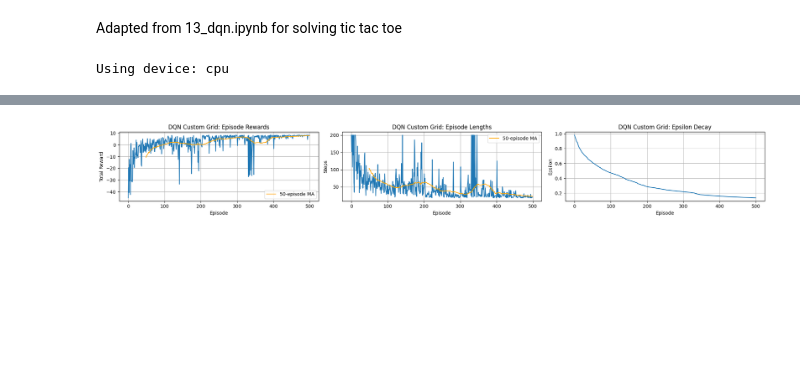
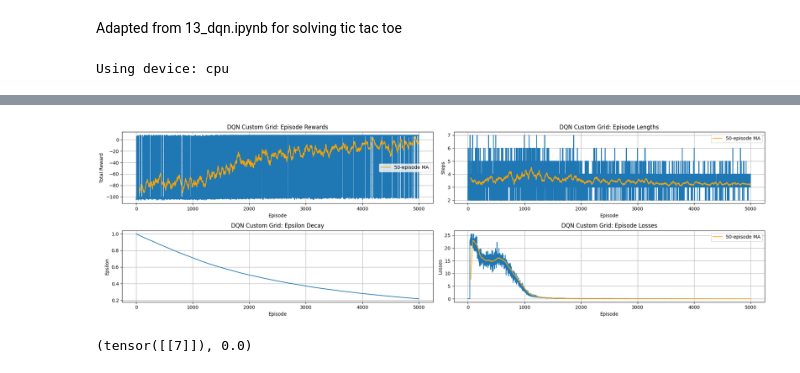
Before and after one commit to CyrusCKF/all-rl-algorithms, a Jupyter notebook: tic-tac-toe.ipynb, the cells around one changed output, grey strips where cells are left out. Drawn from its saved outputs; the diff is of its cells as text; code cells hidden in the pictures; blank space fills up the shorter version.

```diff
--- a/tic-tac-toe.ipynb
+++ b/tic-tac-toe.ipynb
@@ -66,12 +66,13 @@ class GameBoard:
 
     def reset(self):
         self.state = self.start_state
+        return self._get_state_tensor(self.state)
 
     def _get_state_tensor(self, state: list[list[int]]) -> torch.Tensor:
         """Flatten state and convert to tensor. Re-order be in range (0, num_players + 1)"""
         return torch.tensor(state).flatten() + 1
 
-    def step(self, action: tuple[int, int]) -> Tuple[torch.Tensor, float, bool]:
+    def step(self, action: int) -> Tuple[torch.Tensor, float, bool]:
         """
         Performs one step in the environment based on the given action. Opponent
         will move randomly in valid position if not ended.
@@ -83,12 +84,13 @@ class GameBoard:
                 - done (bool): Whether the episode has ended.
         """
         has_winner = self.check_winner(self.state) != -1
-        is_invalid_move = self.state[action[0]][action[1]] != -1
+        action_row, action_col = self.action_space[action]
+        is_invalid_move = self.state[action_row][action_col] != -1
         if has_winner or is_invalid_move:
             reward = -100.0 if is_invalid_move else 0.0
-            return self._get_state_tensor(self.state), reward, has_winner
+            return self._get_state_tensor(self.state), reward, True
 
-        self.state[action[0]][action[1]] = 0
+        self.state[action_row][action_col] = 0
         if self.check_winner(self.state) == 0:
             return self._get_state_tensor(self.state), 10.0, True
 
@@ -97,7 +99,7 @@ class GameBoard:
             for j in range(3):
                 if self.start_state[i][j] == -1:
                     valid_actions.append((i, j))
-        opponent_action = random.choice(valid_actions)
+        opponent_action = valid_actions[0]
         self.state[opponent_action[0]][opponent_action[1]] = 1
         if self.check_winner(self.state) == 1:
             return self._get_state_tensor(self.state), -10.0, True
@@ -117,9 +119,10 @@ class DQN(nn.Sequential):
             num_actions (int): Number of possible actions.
         """
         super().__init__(
-            nn.Embedding(num_players + 1, 128),
+            nn.Embedding(num_players + 1, 16),
+            nn.Flatten(),
             nn.ReLU(),
-            nn.Linear(128, 128),
+            nn.Linear(16 * 9, 128),
             nn.ReLU(),
             nn.Linear(128, num_actions),
         )
@@ -277,10 +285,10 @@ EPS_START_CUSTOM = 1.0      # Start with full exploration
 EPS_END_CUSTOM = 0.05       # End with 5% exploration
 EPS_DECAY_CUSTOM = 10000    # Slower decay for potentially larger state space exploration needs
 TAU_CUSTOM = 0.005          # Tau for soft updates (alternative, not used here)
-LR_CUSTOM = 5e-4            # Learning rate (might need tuning)
+LR_CUSTOM = 2e-4            # Learning rate (might need tuning)
 MEMORY_CAPACITY_CUSTOM = 10000
 TARGET_UPDATE_FREQ_CUSTOM = 20 # Update target net less frequently maybe
-NUM_EPISODES_CUSTOM = 500      # More episodes might be needed
+NUM_EPISODES_CUSTOM = 5000      # More episodes might be needed
 MAX_STEPS_PER_EPISODE_CUSTOM = 200 # Max steps per episode (grid size related)
 # %%
 custom_env = GameBoard()
@@ -396,42 +424,60 @@ Episode 500/500 | Avg Reward (last 50): 7.77 | Avg Length: 22.06 | Avg Loss: 0.0
 Custom Grid World Training Finished.
 # %%
 # Plotting results for Custom Grid World
-plt.figure(figsize=(20, 3))
+plt.figure(figsize=(20, 6))
 
 # Rewards
-plt.subplot(1, 3, 1)
+plt.subplot(2, 2, 1)
 plt.plot(episode_rewards_custom)
 plt.title('DQN Custom Grid: Episode Rewards')
 plt.xlabel('Episode')
 plt.ylabel('Total Reward')
 plt.grid(True)
 rewards_ma_custom = np.convolve(episode_rewards_custom, np.ones(50)/50, mode='valid')
 if len(rewards_ma_custom) > 0: # Avoid plotting empty MA
     plt.plot(np.arange(len(rewards_ma_custom)) + 49, rewards_ma_custom, label='50-episode MA', color='orange')
 plt.legend()
 
 
 # Lengths
-plt.subplot(1, 3, 2)
+plt.subplot(2, 2, 2)
 plt.plot(episode_lengths_custom)
 plt.title('DQN Custom Grid: Episode Lengths')
 plt.xlabel('Episode')
 plt.ylabel('Steps')
 plt.grid(True)
 lengths_ma_custom = np.convolve(episode_lengths_custom, np.ones(50)/50, mode='valid')
 if len(lengths_ma_custom) > 0:
     plt.plot(np.arange(len(lengths_ma_custom)) + 49, lengths_ma_custom, label='50-episode MA', color='orange')
 plt.legend()
 
 # Epsilon
-plt.subplot(1, 3, 3)
+plt.subplot(2, 2, 3)
 plt.plot(episode_epsilons_custom)
 plt.title('DQN Custom Grid: Epsilon Decay')
 plt.xlabel('Episode')
 plt.ylabel('Epsilon')
 plt.grid(True)
 
+plt.subplot(2, 2, 4)
+plt.plot(episode_losses_custom)
+plt.title('DQN Custom Grid: Episode Losses')
+plt.xlabel('Episode')
+plt.ylabel('Losses')
+plt.grid(True)
+losses_ma_custom = np.convolve(episode_losses_custom, np.ones(50)/50, mode='valid')
+if len(losses_ma_custom) > 0:
+    plt.plot(np.arange(len(losses_ma_custom)) + 49, losses_ma_custom, label='50-episode MA', color='orange')
+plt.legend()
+
 plt.tight_layout()
 plt.show()
 # %% [output]
-[figure, old version]
+[figure, new version]
+# %%
+game_env = GameBoard()
+select_action_custom(
+    game_env._get_state_tensor(game_env.state), policy_net_custom, 0, 0, 1, 9
+)
+# %% [output]
+(tensor([[7]]), 0.0)
```
Also changed, not shown: parts of 2 cells of this notebook, 2 other files.
